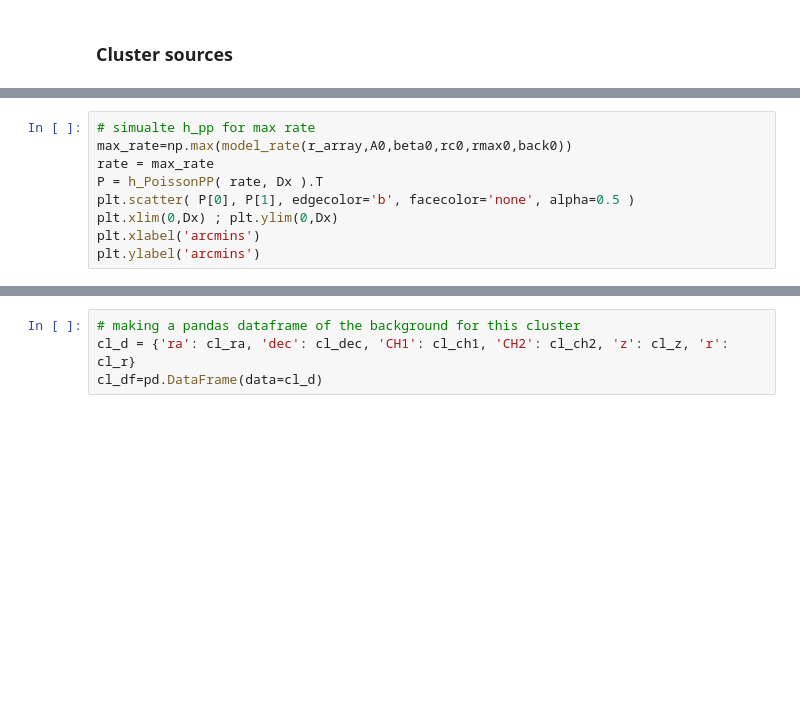
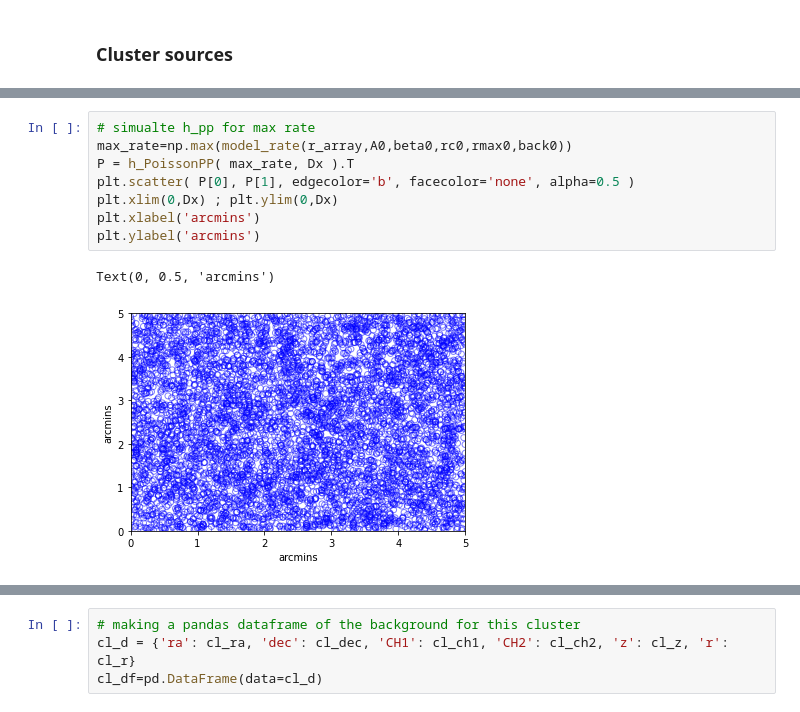
Before and after one commit to floydie7/SPT_AGN, a Jupyter notebook: Mock_generation_2022.ipynb, the cells around one changed output, grey strips where cells are left out. Drawn from its saved outputs; the diff is of its cells as text; blank space fills up the shorter version.

```diff
--- a/Mock_generation_2022.ipynb
+++ b/Mock_generation_2022.ipynb
@@ -203,12 +210,14 @@ plt.ylabel('rate per sq arcmin')
 # %%
 # simualte h_pp for max rate
 max_rate=np.max(model_rate(r_array,A0,beta0,rc0,rmax0,back0))
-rate = max_rate
-P = h_PoissonPP( rate, Dx ).T
+P = h_PoissonPP( max_rate, Dx ).T
 plt.scatter( P[0], P[1], edgecolor='b', facecolor='none', alpha=0.5 )
 plt.xlim(0,Dx) ; plt.ylim(0,Dx)
 plt.xlabel('arcmins')
 plt.ylabel('arcmins')
+# %% [output]
+Text(0, 0.5, 'arcmins')
+[figure, added]
 # %%
 # now thin this all out
 rad=np.sqrt((P[0]-Dx/2.)**2. + (P[1]-Dx/2.)**2.)
```
Also changed, not shown: parts of 31 cells of this notebook.
